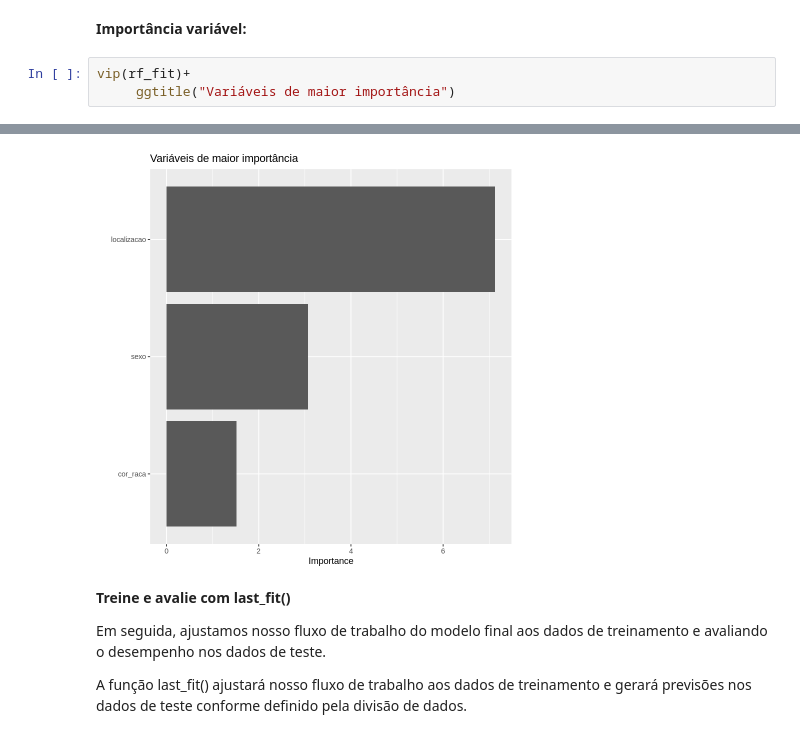
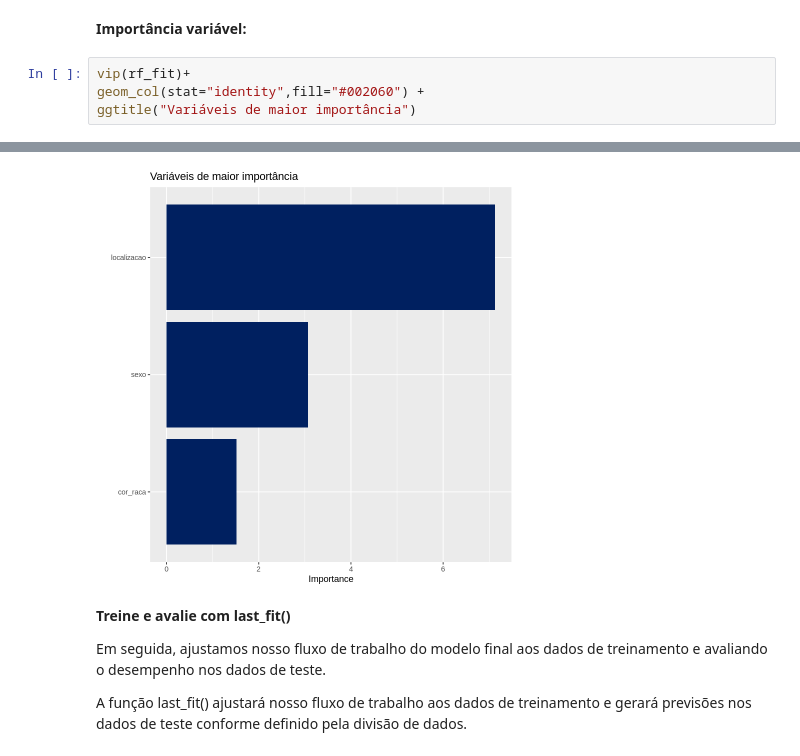
Before and after one commit to angelicago/MineracaoDados, a Jupyter notebook: AnaliseRendimentoMedio.ipynb, the cells around one changed output, grey strips where cells are left out. Drawn from its saved outputs; the diff is of its cells as text.

```diff
--- a/AnaliseRendimentoMedio.ipynb
+++ b/AnaliseRendimentoMedio.ipynb
@@ -486,5 +489,6 @@ rf_fit <- rf_wf_fit |>
 **Importância variável:**
 # %%
 vip(rf_fit)+
-     ggtitle("Variáveis de maior importância")
+geom_col(stat="identity",fill="#002060") +
+ggtitle("Variáveis de maior importância")
 # %% [output]
@@ -491,4 +497,4 @@ vip(rf_fit)+
-[figure, old version]
+[figure, new version]
 # %% [markdown]
 **Treine e avalie com last_fit()**
 
```
Also changed, not shown: parts of 12 cells of this notebook.
